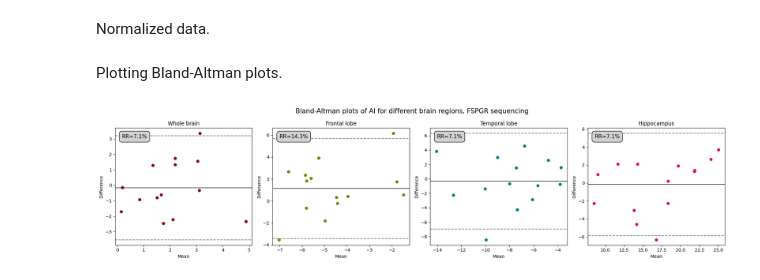
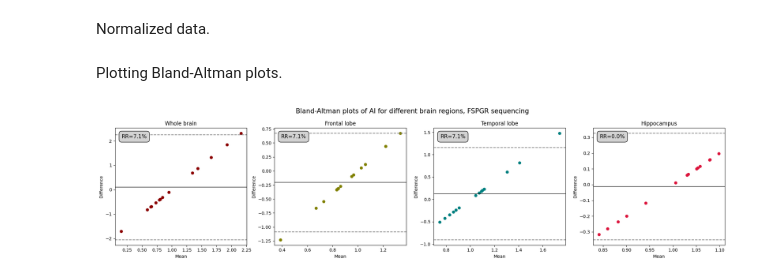
Before and after one commit to Crtox/asymmetryAD, a Jupyter notebook: code/test_retest.ipynb, the cells around one changed output. Drawn from its saved outputs; the diff is of its cells as text; code cells hidden in the pictures.

```diff
--- a/code/test_retest.ipynb
+++ b/code/test_retest.ipynb
@@ -882,17 +882,17 @@ Plotting Bland-Altman plots.
 # %%
 fig, axes = plt.subplots(1, 4, figsize=(20, 5))
 
-axes[0].scatter(means_whole_brain_fspgr, diffs_whole_brain_fspgr, color='darkred', marker='o')
+axes[0].scatter(means_whole_brain_fspgr_normalized, diffs_whole_brain_fspgr_normalized, color='darkred', marker='o')
 axes[0].set_title('Whole brain')
 axes[0].set_xlabel('Mean')
 axes[0].set_ylabel('Difference')
-axes[0].axhline(mean_whole_brain_fspgr, color='black', alpha=0.7, linestyle='-')
-axes[0].axhline(LOA_whole_brain_fspgr[0], color='gray', linestyle='--')
-axes[0].axhline(LOA_whole_brain_fspgr[1], color='gray', linestyle='--')
+axes[0].axhline(mean_whole_brain_fspgr_normalized, color='black', alpha=0.7, linestyle='-')
+axes[0].axhline(LOA_whole_brain_fspgr_normalized[0], color='gray', linestyle='--')
+axes[0].axhline(LOA_whole_brain_fspgr_normalized[1], color='gray', linestyle='--')
 axes[0].text(
     0.05,  # x-coordinate in axes fraction (0 is left, 1 is right)
     0.95,  # y-coordinate in axes fraction (0 is bottom, 1 is top)
-    s=f'RR={RR_whole_brain_fspgr:.1f}%',
+    s=f'RR={RR_whole_brain_fspgr_normalized:.1f}%',
     fontsize=12,
     color='black',
     bbox=dict(facecolor='lightgrey', edgecolor='black', boxstyle='round,pad=0.5'),
@@ -900,17 +900,17 @@ axes[0].text(
     verticalalignment='top'
 )
 
-axes[1].scatter(means_frontal_lobe_fspgr, diffs_frontal_lobe_fspgr, color='olive', marker='o')
+axes[1].scatter(means_frontal_lobe_fspgr_normalized, diffs_frontal_lobe_fspgr_normalized, color='olive', marker='o')
 axes[1].set_title('Frontal lobe')
 axes[1].set_xlabel('Mean')
 axes[1].set_ylabel('Difference')
-axes[1].axhline(mean_frontal_lobe_fspgr, color='black', alpha=0.7, linestyle='-')
-axes[1].axhline(LOA_frontal_lobe_fspgr[0], color='gray', linestyle='--')
-axes[1].axhline(LOA_frontal_lobe_fspgr[1], color='gray', linestyle='--')
+axes[1].axhline(mean_frontal_lobe_fspgr_normalized, color='black', alpha=0.7, linestyle='-')
+axes[1].axhline(LOA_frontal_lobe_fspgr_normalized[0], color='gray', linestyle='--')
+axes[1].axhline(LOA_frontal_lobe_fspgr_normalized[1], color='gray', linestyle='--')
 axes[1].text(
     0.05,  # x-coordinate in axes fraction (0 is left, 1 is right)
     0.95,  # y-coordinate in axes fraction (0 is bottom, 1 is top)
-    s=f'RR={RR_frontal_lobe_fspgr:.1f}%',
+    s=f'RR={RR_frontal_lobe_fspgr_normalized:.1f}%',
     fontsize=12,
     color='black',
     bbox=dict(facecolor='lightgrey', edgecolor='black', boxstyle='round,pad=0.5'),
@@ -918,48 +918,48 @@ axes[1].text(
     verticalalignment='top'
 )
 
-axes[2].scatter(means_temporal_lobe_fspgr, diffs_temporal_lobe_fspgr, color='teal', marker='o')
+axes[2].scatter(means_temporal_lobe_fspgr_normalized, diffs_temporal_lobe_fspgr_normalized, color='teal', marker='o')
 axes[2].set_title('Temporal lobe')
 axes[2].set_xlabel('Mean')
 axes[2].set_ylabel('Difference')
-axes[2].axhline(mean_temporal_lobe_fspgr, color='black', alpha=0.7, linestyle='-')
-axes[2].axhline(LOA_temporal_lobe_fspgr[0], color='gray', linestyle='--')
-axes[2].axhline(LOA_temporal_lobe_fspgr[1], color='gray', linestyle='--')
+axes[2].axhline(mean_temporal_lobe_fspgr_normalized, color='black', alpha=0.7, linestyle='-')
+axes[2].axhline(LOA_temporal_lobe_fspgr_normalized[0], color='gray', linestyle='--')
+axes[2].axhline(LOA_temporal_lobe_fspgr_normalized[1], color='gray', linestyle='--')
 axes[2].text(
     0.05,  # x-coordinate in axes fraction (0 is left, 1 is right)
     0.95,  # y-coordinate in axes fraction (0 is bottom, 1 is top)
-    s=f'RR={RR_temporal_lobe_fspgr:.1f}%',
+    s=f'RR={RR_temporal_lobe_fspgr_normalized:.1f}%',
     fontsize=12,
     color='black',
     bbox=dict(facecolor='lightgrey', edgecolor='black', boxstyle='round,pad=0.5'),
     transform=axes[2].transAxes,
     verticalalignment='top'
 )
 
-axes[3].scatter(means_hippocampus_fspgr, diffs_hippocampus_fspgr, color='crimson', marker='o')
+axes[3].scatter(means_hippocampus_fspgr_normalized, diffs_hippocampus_fspgr_normalized, color='crimson', marker='o')
 axes[3].set_title('Hippocampus')
 axes[3].set_xlabel('Mean')
 axes[3].set_ylabel('Difference')
-axes[3].axhline(mean_hippocampus_fspgr, color='black', alpha=0.7, linestyle='-')
-axes[3].axhline(LOA_hippocampus_fspgr[0], color='gray', linestyle='--')
-axes[3].axhline(LOA_hippocampus_fspgr[1], color='gray', linestyle='--')
+axes[3].axhline(mean_hippocampus_fspgr_normalized, color='black', alpha=0.7, linestyle='-')
+axes[3].axhline(LOA_hippocampus_fspgr_normalized[0], color='gray', linestyle='--')
+axes[3].axhline(LOA_hippocampus_fspgr_normalized[1], color='gray', linestyle='--')
 axes[3].text(
     0.05,  # x-coordinate in axes fraction (0 is left, 1 is right)
     0.95,  # y-coordinate in axes fraction (0 is bottom, 1 is top)
-    s=f'RR={RR_hippocampus_fspgr:.1f}%',
+    s=f'RR={RR_hippocampus_fspgr_normalized:.1f}%',
     fontsize=12,
     color='black',
     bbox=dict(facecolor='lightgrey', edgecolor='black', boxstyle='round,pad=0.5'),
     transform=axes[3].transAxes,
     verticalalignment='top'
 )
 
 plt.suptitle('Bland-Altman plots of AI for different brain regions, FSPGR sequencing', fontsize=15)
 plt.tight_layout()
-#plt.savefig(savePath + 'bland-altman_fspgr.png')
+#plt.savefig(savePath + 'bland-altman_fspgr_normalized.png')
 plt.show()
 # %% [output]
-[figure, old version]
+[figure, new version]
 # %%
 fig, axes = plt.subplots(1, 4, figsize=(20, 5))  # 1 row, 4 columns
 
```
Also changed, not shown: parts of 2 cells of this notebook, 6 other files.
